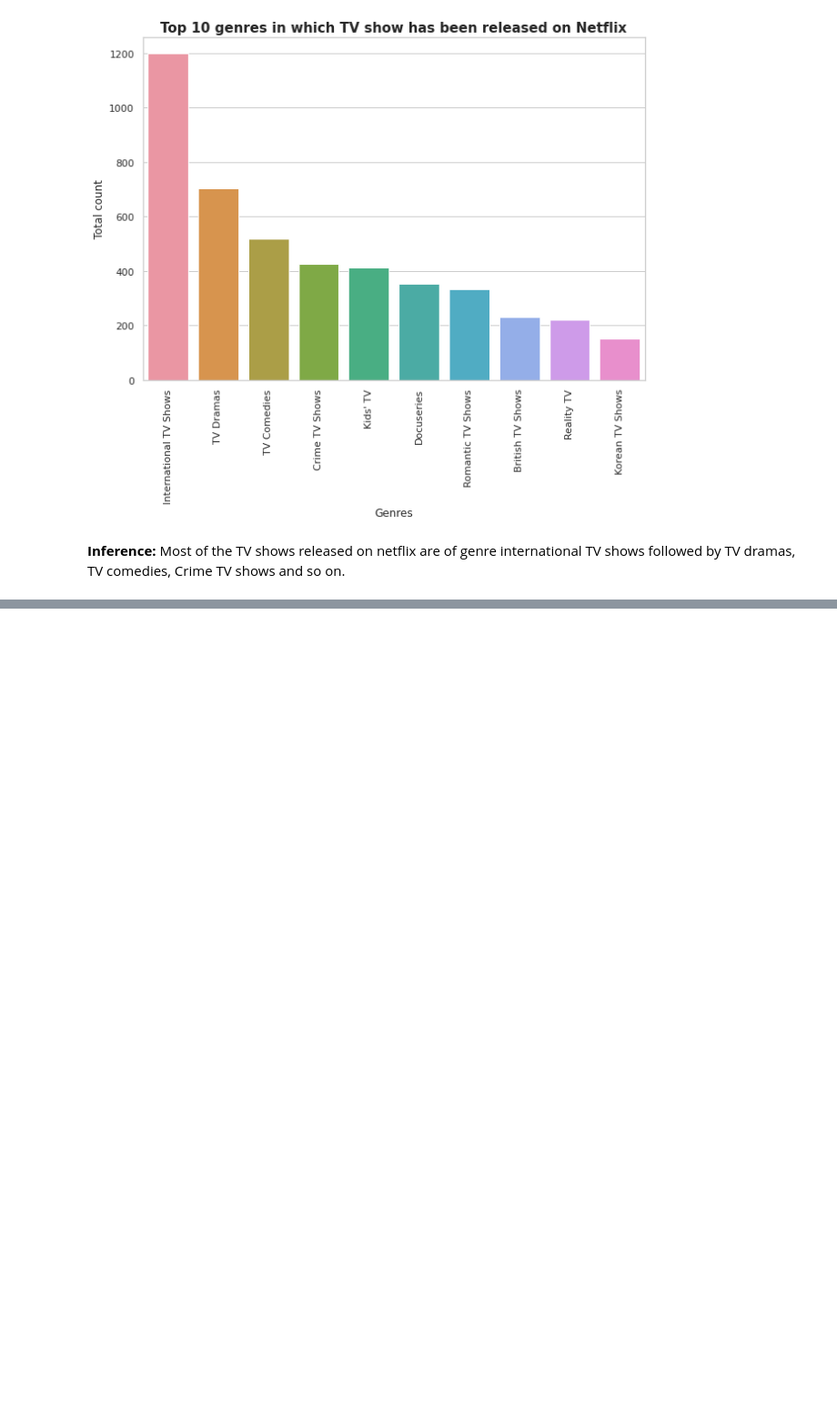
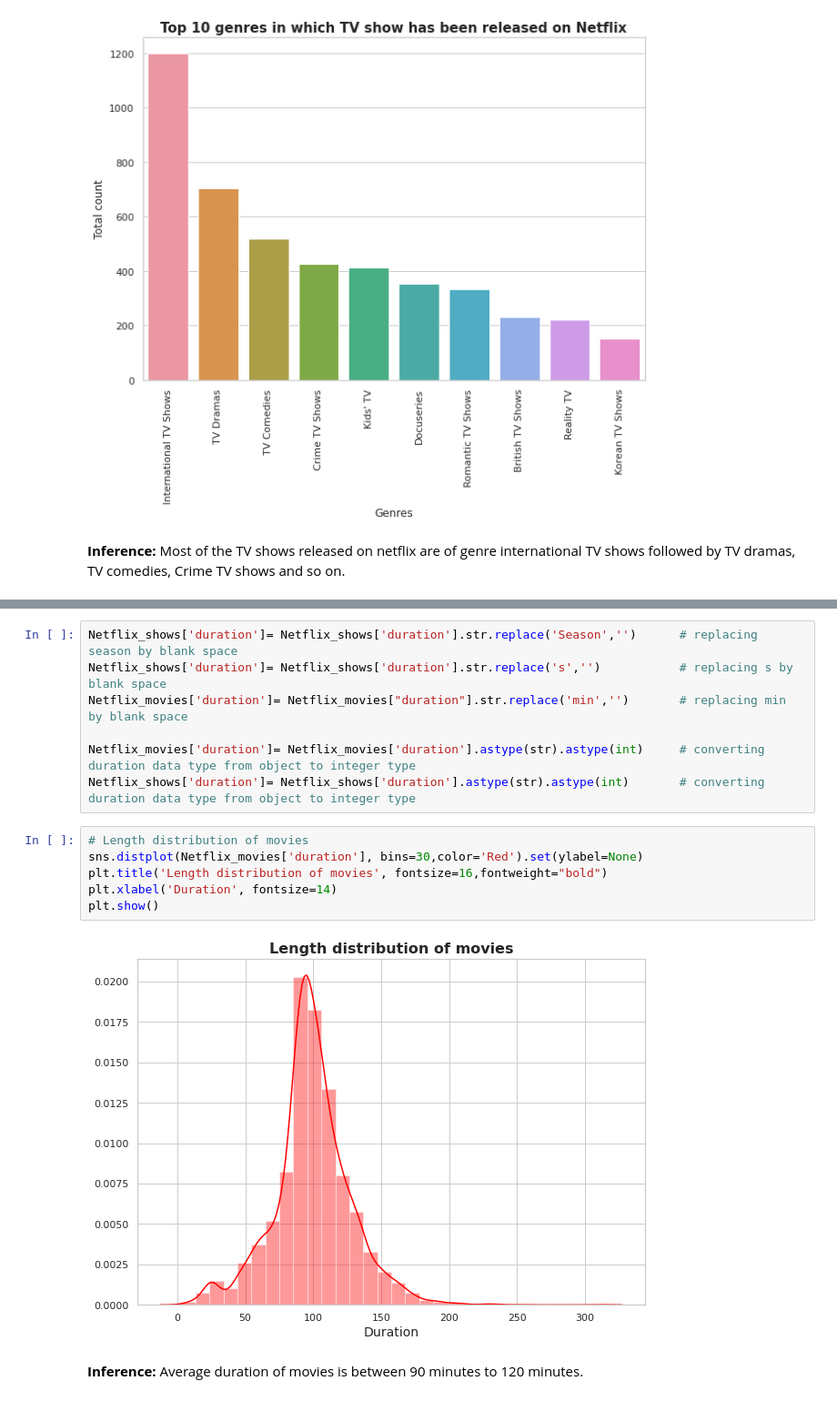
Before and after one commit to shubham-bhadouria/Netflix-Movies-and-TV-shows-clustering, a Jupyter notebook: Netflix_movies_and_TV_show_clustering.ipynb, the cells around one changed output, grey strips where cells are left out. Shown at 91% size. Saved outputs shown, nothing was run; the diff lists cells and outputs as text; blank space fills up the shorter version.

```diff
--- a/Netflix_movies_and_TV_show_clustering.ipynb
+++ b/Netflix_movies_and_TV_show_clustering.ipynb
@@ -397,0 +430,17 @@ plt.show()
+# %%
+Netflix_shows['duration']= Netflix_shows['duration'].str.replace('Season','')      # replacing season by blank space
+Netflix_shows['duration']= Netflix_shows['duration'].str.replace('s','')           # replacing s by blank space
+Netflix_movies['duration']= Netflix_movies["duration"].str.replace('min','')       # replacing min by blank space
+
+Netflix_movies['duration']= Netflix_movies['duration'].astype(str).astype(int)     # converting duration data type from object to integer type
+Netflix_shows['duration']= Netflix_shows['duration'].astype(str).astype(int)       # converting duration data type from object to integer type
+# %%
+# Length distribution of movies
+sns.distplot(Netflix_movies['duration'], bins=30,color='Red').set(ylabel=None)
+plt.title('Length distribution of movies', fontsize=16,fontweight="bold")
+plt.xlabel('Duration', fontsize=14)
+plt.show()
+# %% [output]
+[figure, added]
+# %% [markdown]
+**Inference:** Average duration of movies is between 90 minutes to 120 minutes.
```
Also changed, not shown: parts of 6 cells of this notebook.
